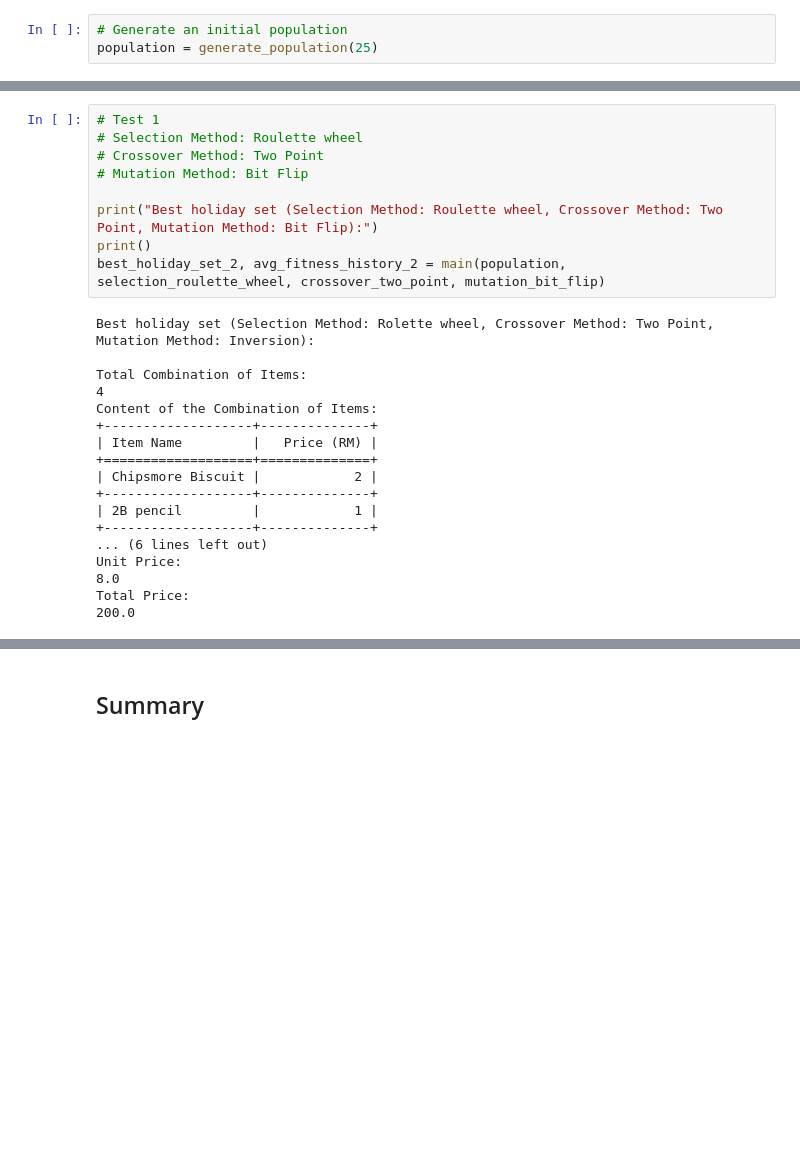
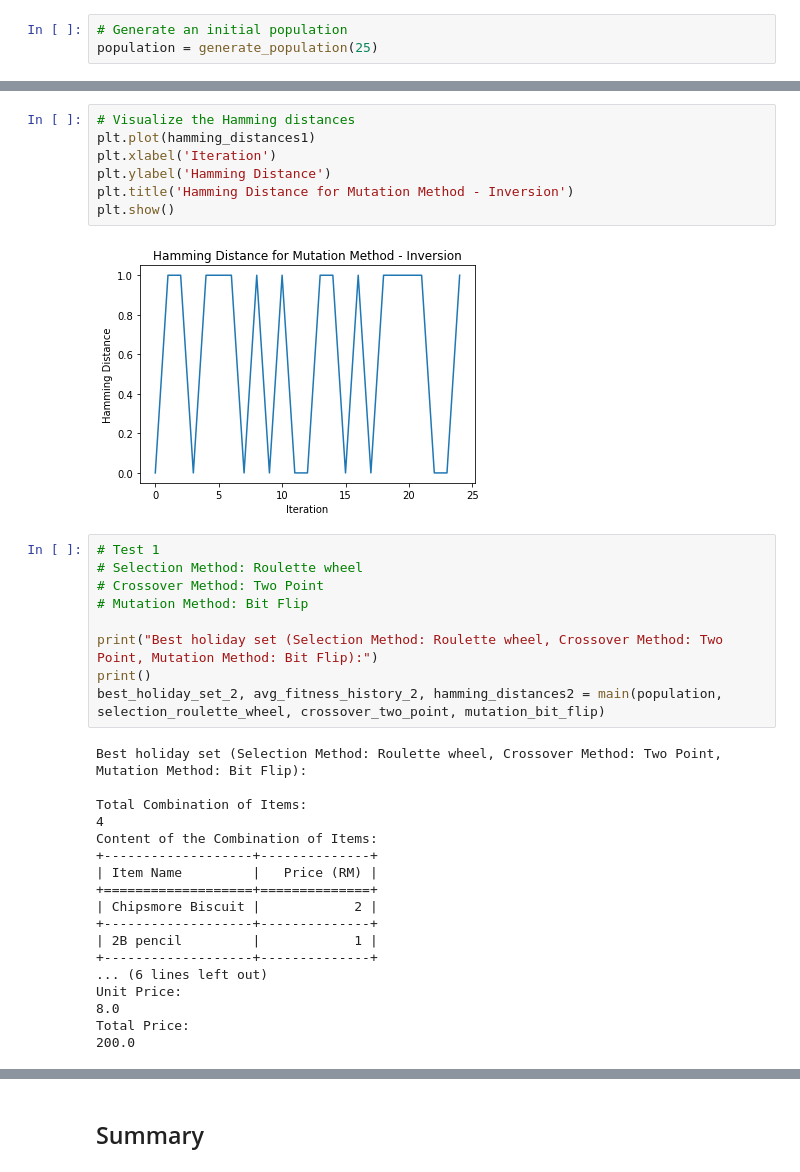
Before and after one commit to SalahAlHaismawi/Artificial-Intelligence-Problems, a Jupyter notebook: Project.ipynb, the cells around one changed output, grey strips where cells are left out. Saved outputs shown, nothing was run; the diff lists cells and outputs as text; blank space fills up the shorter version.

```diff
--- a/Project.ipynb
+++ b/Project.ipynb
@@ -266,6 +302,15 @@ Unit Price:
 8.0
 Total Price:
 200.0
+# %%
+# Visualize the Hamming distances
+plt.plot(hamming_distances1)
+plt.xlabel('Iteration')
+plt.ylabel('Hamming Distance')
+plt.title('Hamming Distance for Mutation Method - Inversion')
+plt.show()
+# %% [output]
+[figure, added]
 # %%
 # Test 1
 # Selection Method: Roulette wheel
@@ -274,9 +319,9 @@ Total Price:
 
 print("Best holiday set (Selection Method: Roulette wheel, Crossover Method: Two Point, Mutation Method: Bit Flip):")
 print()
-best_holiday_set_2, avg_fitness_history_2 = main(population, selection_roulette_wheel, crossover_two_point, mutation_bit_flip)
+best_holiday_set_2, avg_fitness_history_2, hamming_distances2 = main(population, selection_roulette_wheel, crossover_two_point, mutation_bit_flip)
 # %% [output]
-Best holiday set (Selection Method: Rolette wheel, Crossover Method: Two Point, Mutation Method: Inversion):
+Best holiday set (Selection Method: Roulette wheel, Crossover Method: Two Point, Mutation Method: Bit Flip):
 
 Total Combination of Items:
 4
```
Also changed, not shown: parts of 51 cells of this notebook.
